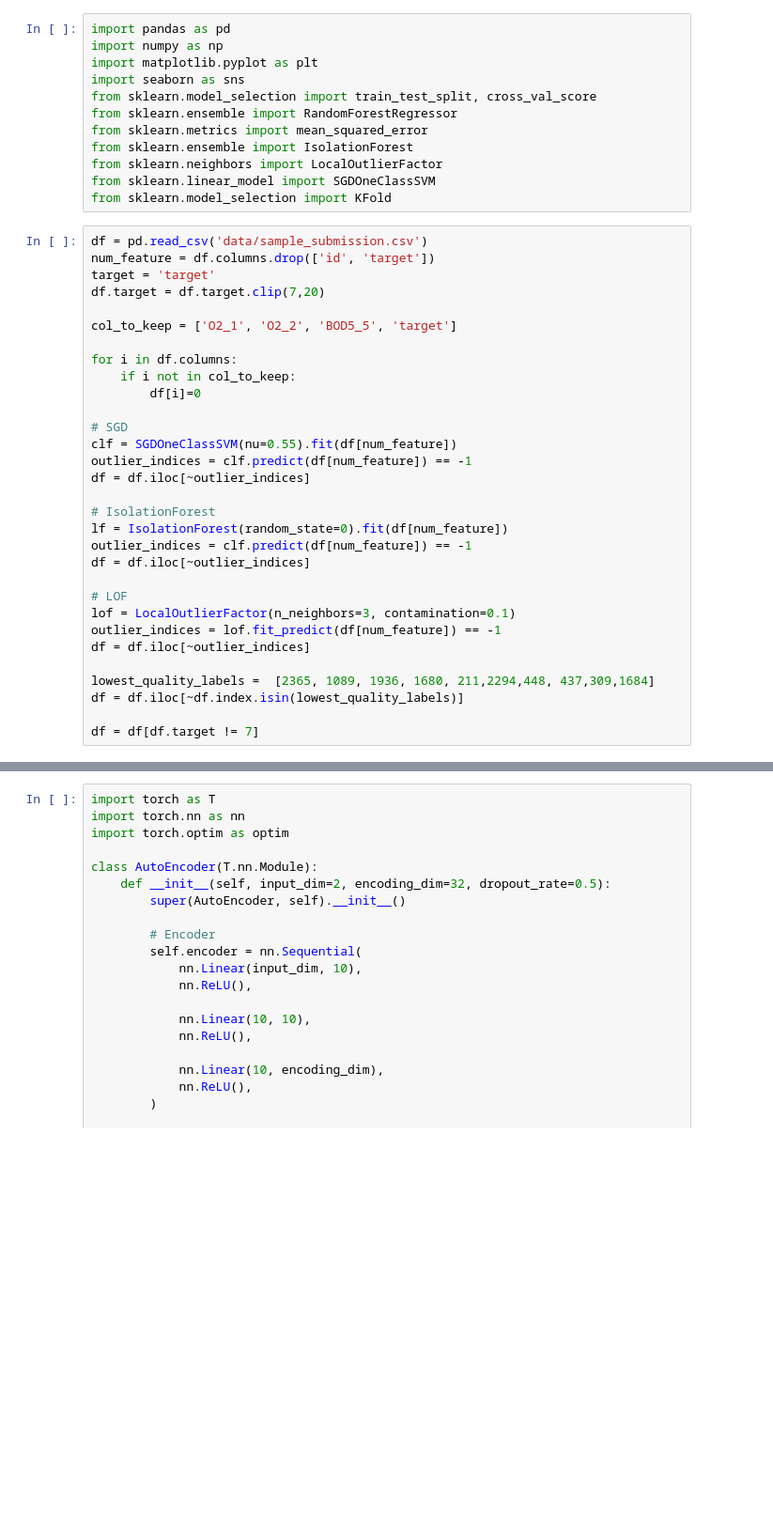
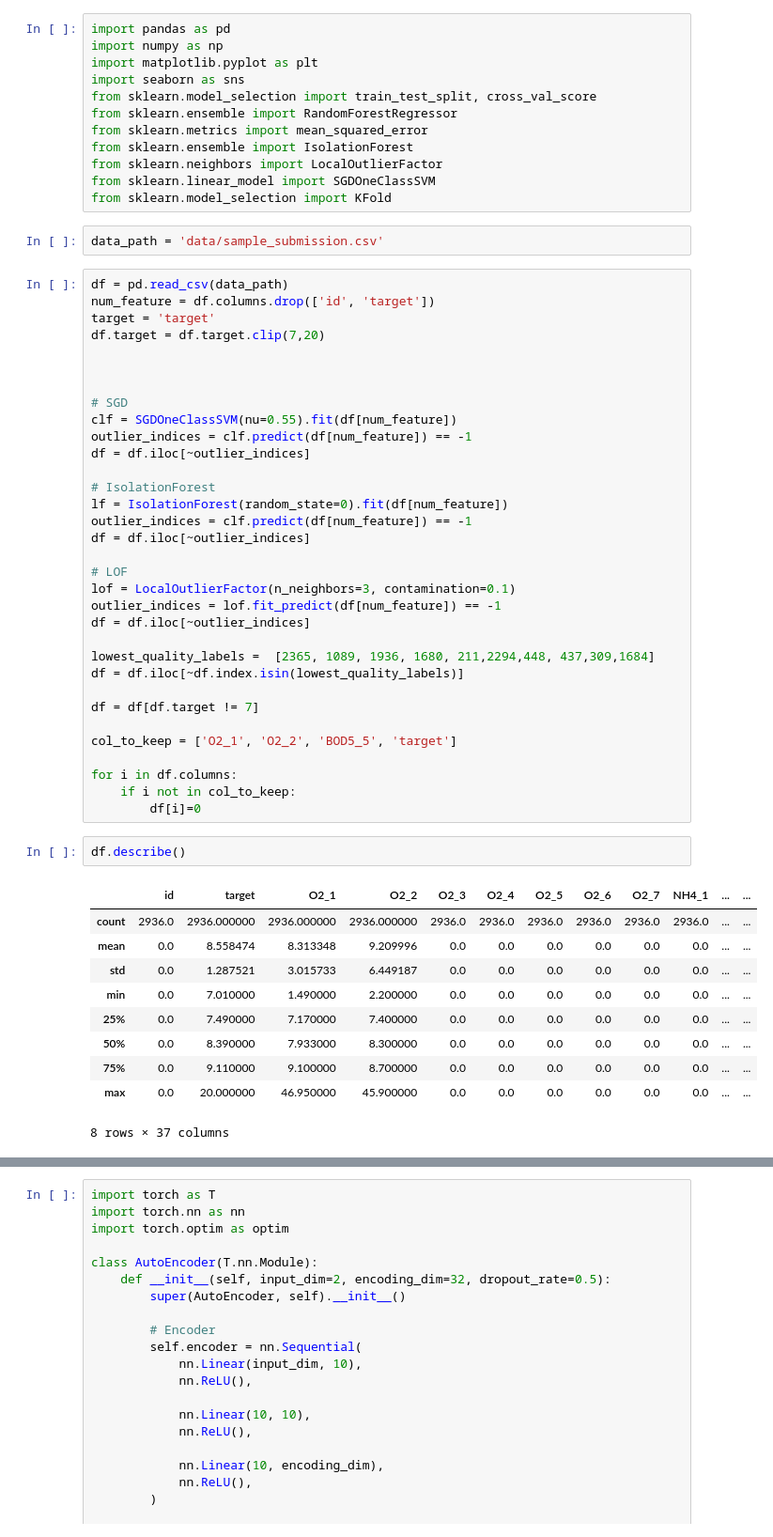
Before and after one commit to ThibLang/playground-series-s3e21, a Jupyter notebook: VAE.ipynb, the cells around one changed output, grey strips where cells are left out. Shown at 94% size. Drawn from its saved outputs; the diff is of its cells as text; blank space fills up the shorter version.

```diff
--- a/VAE.ipynb
+++ b/VAE.ipynb
@@ -10,17 +10,15 @@ from sklearn.ensemble import IsolationForest
 from sklearn.neighbors import LocalOutlierFactor
 from sklearn.linear_model import SGDOneClassSVM
 from sklearn.model_selection import KFold
+# %%
+data_path = 'data/sample_submission.csv'
 # %%
-df = pd.read_csv('data/sample_submission.csv')
+df = pd.read_csv(data_path)
 num_feature = df.columns.drop(['id', 'target'])
 target = 'target'
 df.target = df.target.clip(7,20)
 
-col_to_keep = ['O2_1', 'O2_2', 'BOD5_5', 'target']
 
-for i in df.columns:
-    if i not in col_to_keep:
-        df[i]=0
 
 # SGD
 clf = SGDOneClassSVM(nu=0.55).fit(df[num_feature])
@@ -41,5 +39,24 @@ lowest_quality_labels =  [2365, 1089, 1936, 1680, 211,2294,448, 437,309,1684]
 df = df.iloc[~df.index.isin(lowest_quality_labels)]
 
 df = df[df.target != 7]
+
+col_to_keep = ['O2_1', 'O2_2', 'BOD5_5', 'target']
+
+for i in df.columns:
+    if i not in col_to_keep:
+        df[i]=0
+# %%
+df.describe()
+# %% [output]
+|  | id | target | O2_1 | O2_2 | O2_3 | O2_4 | O2_5 | O2_6 | O2_7 | NH4_1 | ... | ... |
+| count | 2936.0 | 2936.000000 | 2936.000000 | 2936.000000 | 2936.0 | 2936.0 | 2936.0 | 2936.0 | 2936.0 | 2936.0 | ... | ... |
+| mean | 0.0 | 8.558474 | 8.313348 | 9.209996 | 0.0 | 0.0 | 0.0 | 0.0 | 0.0 | 0.0 | ... | ... |
+| std | 0.0 | 1.287521 | 3.015733 | 6.449187 | 0.0 | 0.0 | 0.0 | 0.0 | 0.0 | 0.0 | ... | ... |
+| min | 0.0 | 7.010000 | 1.490000 | 2.200000 | 0.0 | 0.0 | 0.0 | 0.0 | 0.0 | 0.0 | ... | ... |
+| 25% | 0.0 | 7.490000 | 7.170000 | 7.400000 | 0.0 | 0.0 | 0.0 | 0.0 | 0.0 | 0.0 | ... | ... |
+| 50% | 0.0 | 8.390000 | 7.933000 | 8.300000 | 0.0 | 0.0 | 0.0 | 0.0 | 0.0 | 0.0 | ... | ... |
+| 75% | 0.0 | 9.110000 | 9.100000 | 8.700000 | 0.0 | 0.0 | 0.0 | 0.0 | 0.0 | 0.0 | ... | ... |
+| max | 0.0 | 20.000000 | 46.950000 | 45.900000 | 0.0 | 0.0 | 0.0 | 0.0 | 0.0 | 0.0 | ... | ... |
+8 rows × 37 columns
 # %%
 from torch.utils.data import Dataset
```
Also changed, not shown: parts of 19 cells of this notebook.
